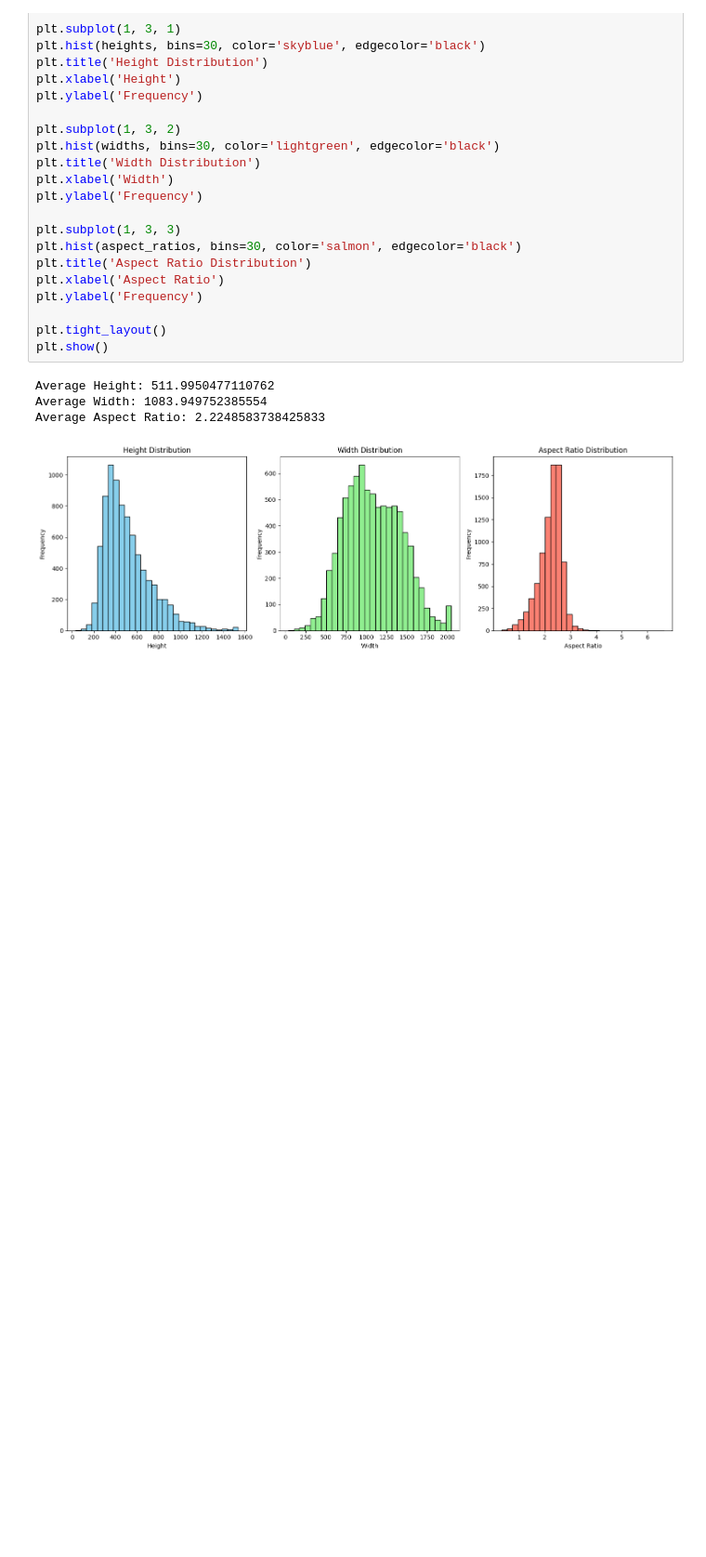
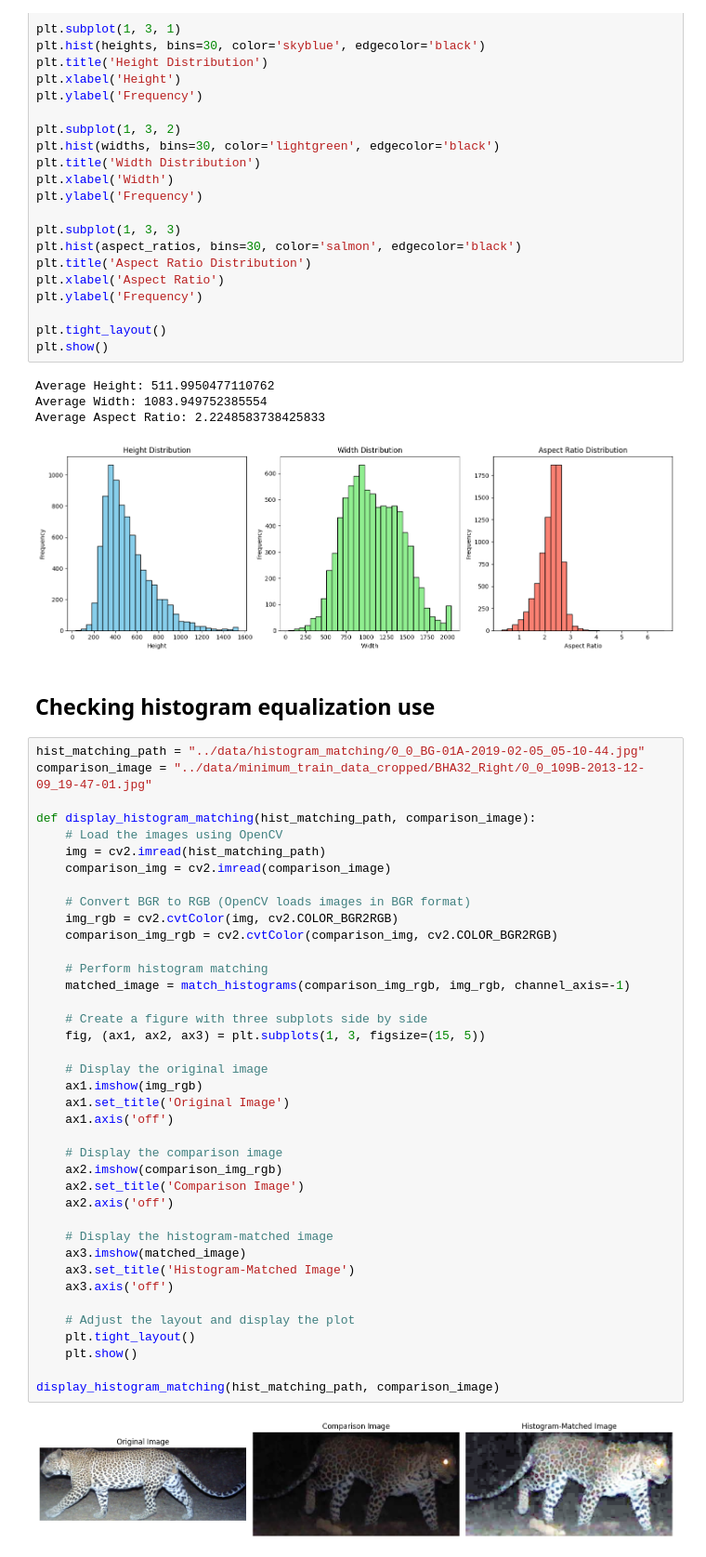
Before and after one commit to acse-dc1823/spotID, a Jupyter notebook: leopard_id/scripts_preprocessing/EDA.ipynb, the cells around one changed output. Shown at 93% size. Drawn from its saved outputs; the diff is of its cells as text; blank space fills up the shorter version.

```diff
--- a/leopard_id/scripts_preprocessing/EDA.ipynb
+++ b/leopard_id/scripts_preprocessing/EDA.ipynb
@@ -163,3 +163,46 @@ Average Height: 511.9950477110762
 Average Width: 1083.949752385554
 Average Aspect Ratio: 2.2248583738425833
 [figure]
+# %% [markdown]
+## Checking histogram equalization use
+# %%
+hist_matching_path = "../data/histogram_matching/0_0_BG-01A-2019-02-05_05-10-44.jpg"
+comparison_image = "../data/minimum_train_data_cropped/BHA32_Right/0_0_109B-2013-12-09_19-47-01.jpg"
+
+def display_histogram_matching(hist_matching_path, comparison_image):
+    # Load the images using OpenCV
+    img = cv2.imread(hist_matching_path)
+    comparison_img = cv2.imread(comparison_image)
+
+    # Convert BGR to RGB (OpenCV loads images in BGR format)
+    img_rgb = cv2.cvtColor(img, cv2.COLOR_BGR2RGB)
+    comparison_img_rgb = cv2.cvtColor(comparison_img, cv2.COLOR_BGR2RGB)
+
+    # Perform histogram matching
+    matched_image = match_histograms(comparison_img_rgb, img_rgb, channel_axis=-1)
+
+    # Create a figure with three subplots side by side
+    fig, (ax1, ax2, ax3) = plt.subplots(1, 3, figsize=(15, 5))
+
+    # Display the original image
+    ax1.imshow(img_rgb)
+    ax1.set_title('Original Image')
+    ax1.axis('off')
+
+    # Display the comparison image
+    ax2.imshow(comparison_img_rgb)
+    ax2.set_title('Comparison Image')
+    ax2.axis('off')
+
+    # Display the histogram-matched image
+    ax3.imshow(matched_image)
+    ax3.set_title('Histogram-Matched Image')
+    ax3.axis('off')
+
+    # Adjust the layout and display the plot
+    plt.tight_layout()
+    plt.show()
+
+display_histogram_matching(hist_matching_path, comparison_image)
+# %% [output]
+[figure, added]
```
Also changed, not shown: parts of 4 cells of this notebook.
